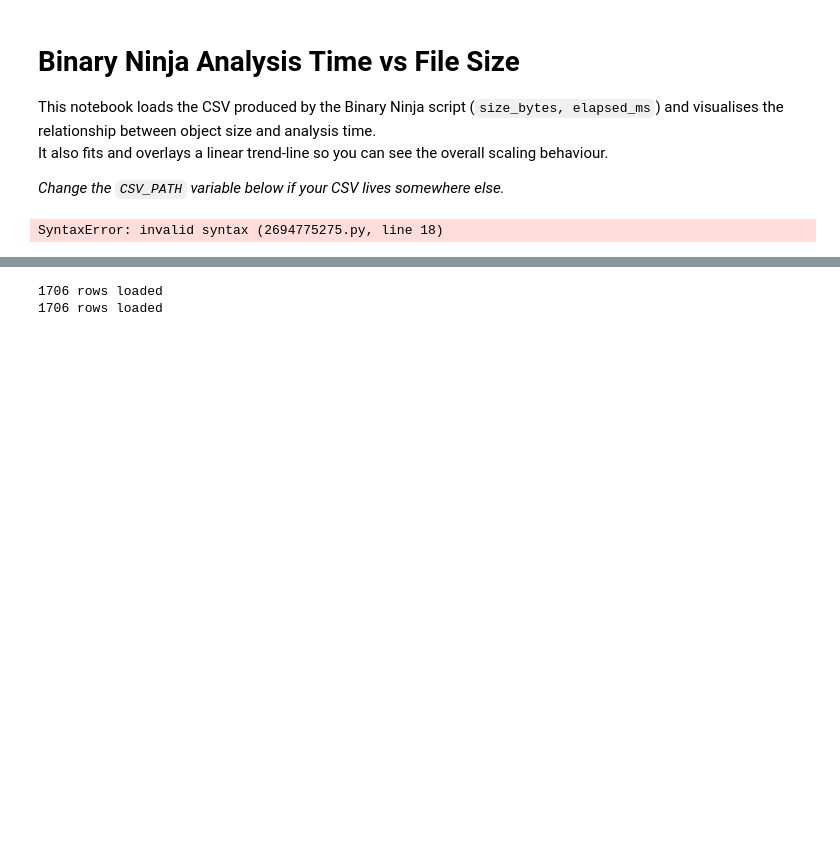
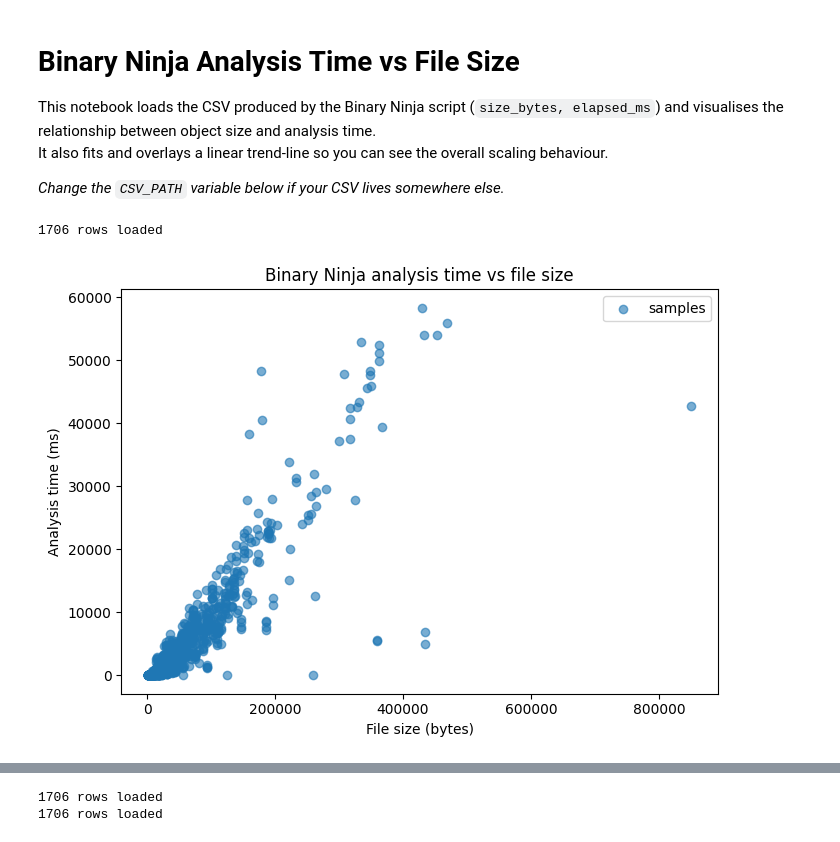
Before and after one commit to nicabi/binja-xtensa-epfl-project, a Jupyter notebook: evaluation/plotter.ipynb, the cells around one changed output, grey strips where cells are left out. Cells and saved outputs as stored; diff of their text form; code cells hidden in the pictures; blank space fills up the shorter version.

```diff
--- a/evaluation/plotter.ipynb
+++ b/evaluation/plotter.ipynb
@@ -10,36 +10,37 @@ It also fits and overlays a linear trend‑line so you can see the overall scali
 import pandas as pd
 import matplotlib.pyplot as plt
 import numpy as np
 
 # ↩️  Edit this path if needed
-CSV_PATH = "/home/nicabi/Desktop/EPFL/SemProject/binja-xtensa-epfl-project/evaluation/analysis_times_updated_plugin_latest_3.csv"
+CSV_PATH = "results/analysis_times_updated_plugin.csv"
 
 # Explicit column order so pandas auto-parses them correctly
 cols = ["file", "size_bytes", "elapsed_ms",
         "functions", "instructions", "unimpl_total"]
 
 df = pd.read_csv(CSV_PATH, usecols=cols)
 
 # Ensure numeric fields are proper numbers
 for c in cols[1:]:
     df[c] = pd.to_numeric(df[c], errors="coerce")
 
-df.sort_values("size_bytes", inplace=True)_latest_3
+df.sort_values("size_bytes", inplace=True)
 print(f"{len(df)} rows loaded")
 df.head()
 plt.figure(figsize=(7, 5))
 
 # Scatter plot
 plt.scatter(df["size_bytes"], df["elapsed_ms"], alpha=0.6, label="samples")
 
 plt.xlabel("File size (bytes)")
 plt.ylabel("Analysis time (ms)")
 plt.title("Binary Ninja analysis time vs file size")
 plt.legend()
 plt.tight_layout()
 plt.show()
 # %% [output]
-SyntaxError: invalid syntax (2694775275.py, line 18)
+1706 rows loaded
+[figure, added]
 # %%
 import pandas as pd
 import matplotlib.pyplot as plt
```
Also changed, not shown: parts of 4 cells of this notebook, 2 other files.
